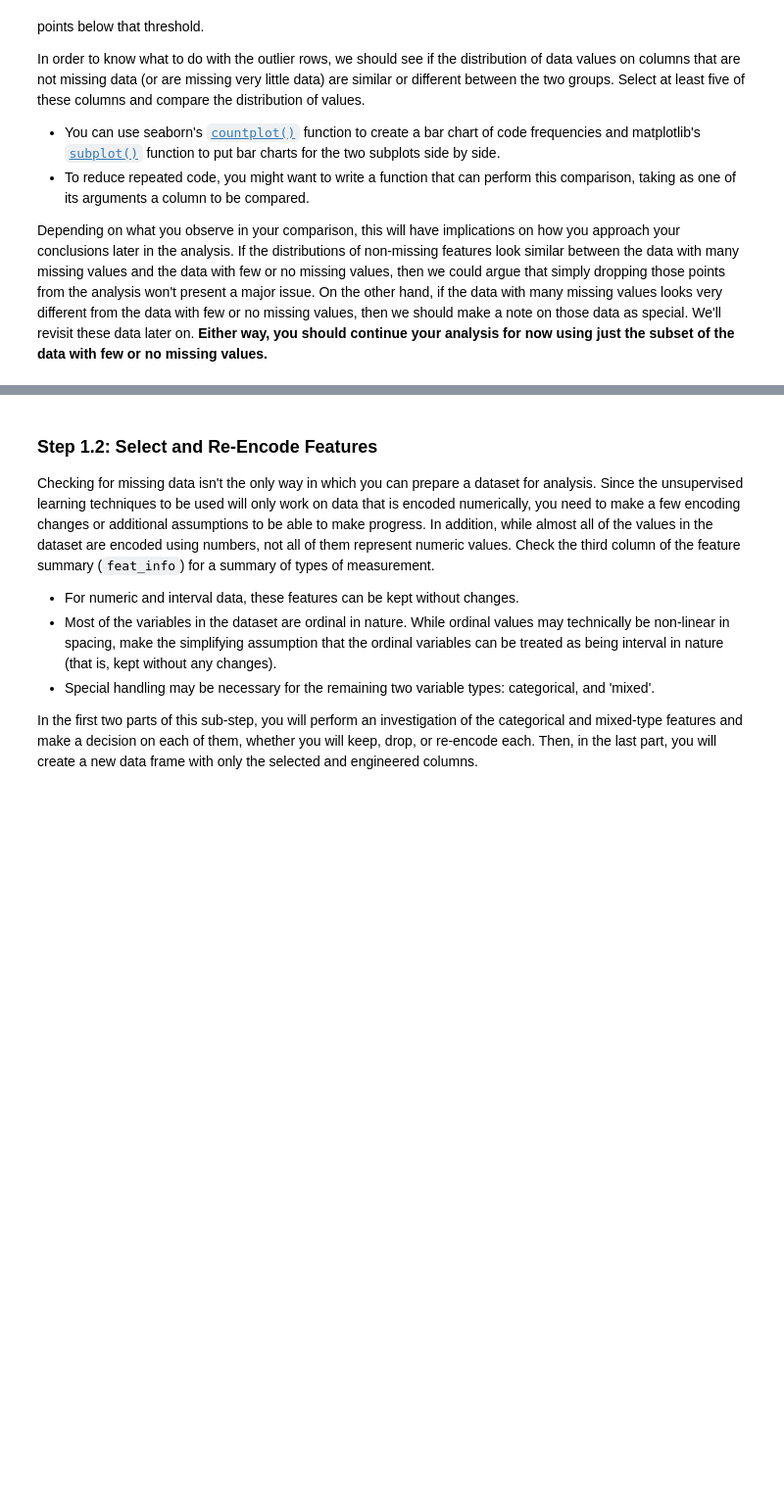
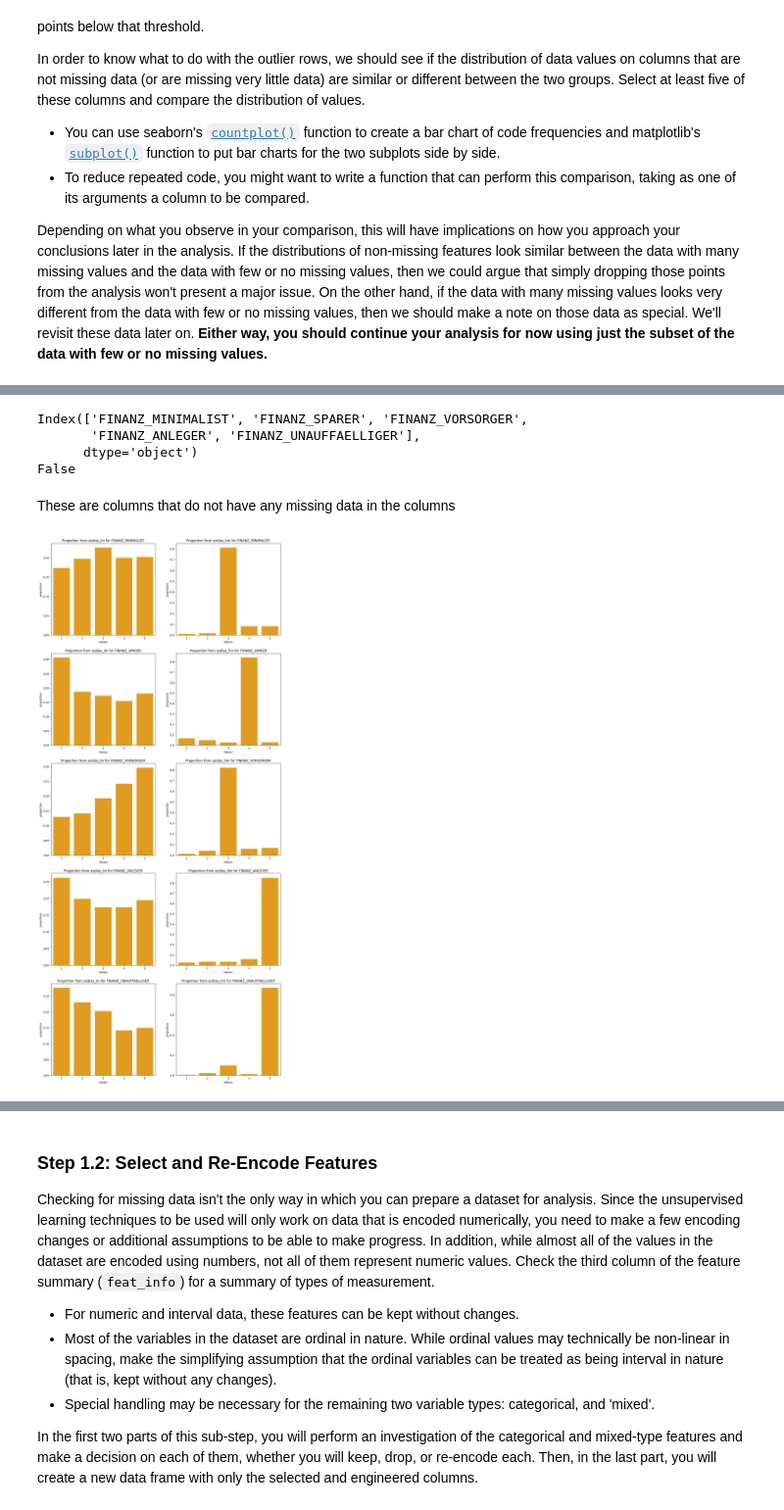
Before and after one commit to davidblackwelder/identify-customer-segments, a Jupyter notebook: Identify_Customer_Segments.ipynb, the cells around one changed output, grey strips where cells are left out. Shown at 98% size. Cells and saved outputs as stored; diff of their text form; code cells hidden in the pictures; blank space fills up the shorter version.

```diff
--- a/Identify_Customer_Segments.ipynb
+++ b/Identify_Customer_Segments.ipynb
@@ -378,0 +431,6 @@ Depending on what you observe in your comparison, this will have implications on
+# %%
+# Create subset to keep rows that are missing less than 30% of data
+azdias_lm = azdias.query('percent_missing_in_row < 30')
+
+# Create subset to keep rows that are missing 30% or more of data
+azdias_hm = azdias.query('percent_missing_in_row >= 30')
@@ -378,0 +482,27 @@ Depending on what you observe in your comparison, this will have implications on
+# %%
+# Ensure I am getting the correct columns that don't have missing data
+print(azdias.columns[3:8])
+print(azdias.columns[3:8].isna().any())
+# %% [output]
+Index(['FINANZ_MINIMALIST', 'FINANZ_SPARER', 'FINANZ_VORSORGER',
+       'FINANZ_ANLEGER', 'FINANZ_UNAUFFAELLIGER'],
+      dtype='object')
+False
+# %% [markdown]
+These are columns that do not have any missing data in the columns
+# %%
+# Compare the distribution of values for at least five columns where there are
+# no or few missing values, between the two subsets.
+
+fig, axes = plt.subplots(nrows = 5, ncols = 2, figsize = (15, 35))
+n = 0
+for col in azdias.columns[3:8]:
+    sns.countplot(data=azdias, x=azdias_lm.loc[:, col], ax = axes[n, 0], stat='proportion', color='orange')
+    axes[n, 0].set_title(f'Proportion from azdias_lm for {col}')
+    axes[n, 0].set_xlabel('Values')
+    sns.countplot(data=azdias, x=azdias_hm.loc[:, col], ax = axes[n, 1], stat='proportion', color='orange')
+    axes[n, 1].set_title(f'Proportion from azdias_hm for {col}')
+    axes[n, 1].set_xlabel('Values')
+    n += 1
+# %% [output]
+[figure, added]
```
Also changed, not shown: parts of 17 cells of this notebook.
